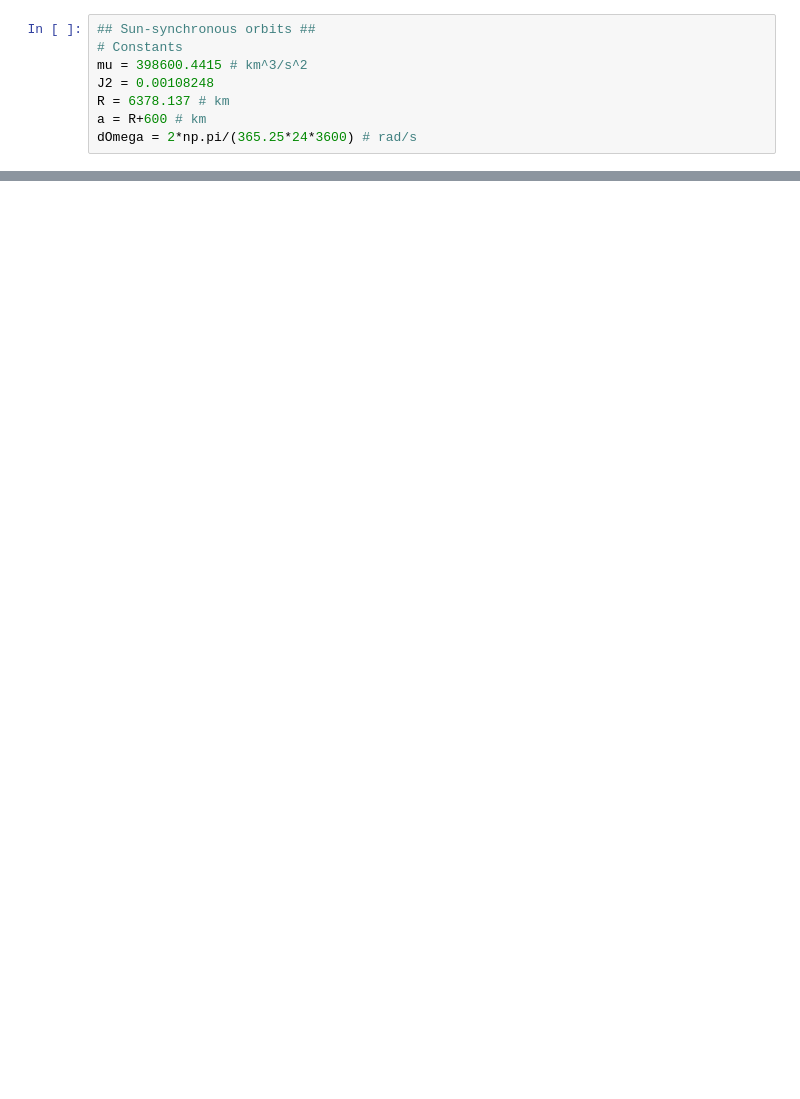
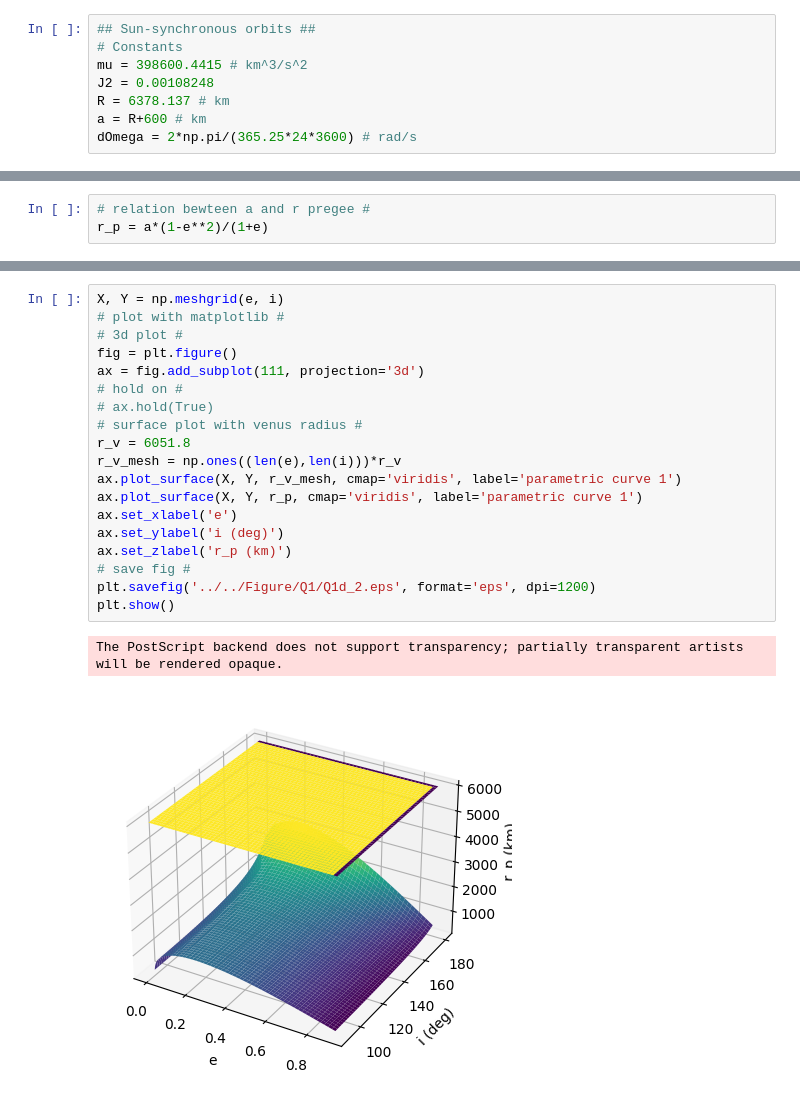
Before and after one commit to alibaniasad1999/Advanced_orbital_mechanics, a Jupyter notebook: HW/HW4/Code/Q1/Q1.ipynb, the cells around one changed output, grey strips where cells are left out. Cells and saved outputs as stored; diff of their text form; blank space fills up the shorter version.

```diff
--- a/HW/HW4/Code/Q1/Q1.ipynb
+++ b/HW/HW4/Code/Q1/Q1.ipynb
@@ -38 +167,4 @@ for i in range(len(e)):
+# %%
+# relation bewteen a and r pregee #
+r_p = a*(1-e**2)/(1+e)
 # %%
@@ -130,0 +191,22 @@ plt.show()
+# %%
+X, Y = np.meshgrid(e, i)
+# plot with matplotlib #
+# 3d plot #
+fig = plt.figure()
+ax = fig.add_subplot(111, projection='3d')
+# hold on #
+# ax.hold(True)
+# surface plot with venus radius #
+r_v = 6051.8
+r_v_mesh = np.ones((len(e),len(i)))*r_v
+ax.plot_surface(X, Y, r_v_mesh, cmap='viridis', label='parametric curve 1')
+ax.plot_surface(X, Y, r_p, cmap='viridis', label='parametric curve 1')
+ax.set_xlabel('e')
+ax.set_ylabel('i (deg)')
+ax.set_zlabel('r_p (km)')
+# save fig #
+plt.savefig('../../Figure/Q1/Q1d_2.eps', format='eps', dpi=1200)
+plt.show()
+# %% [output]
+The PostScript backend does not support transparency; partially transparent artists will be rendered opaque.
+[figure, added]
```
Also changed, not shown: parts of 11 cells of this notebook, 24 other files.
